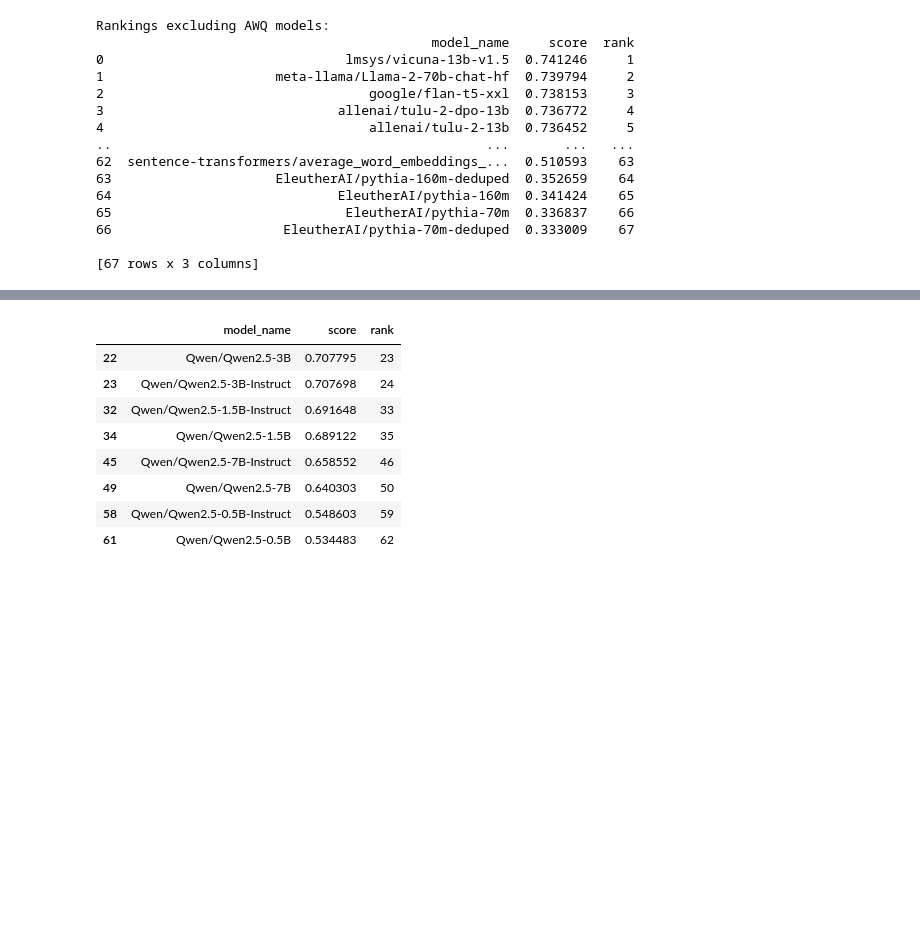
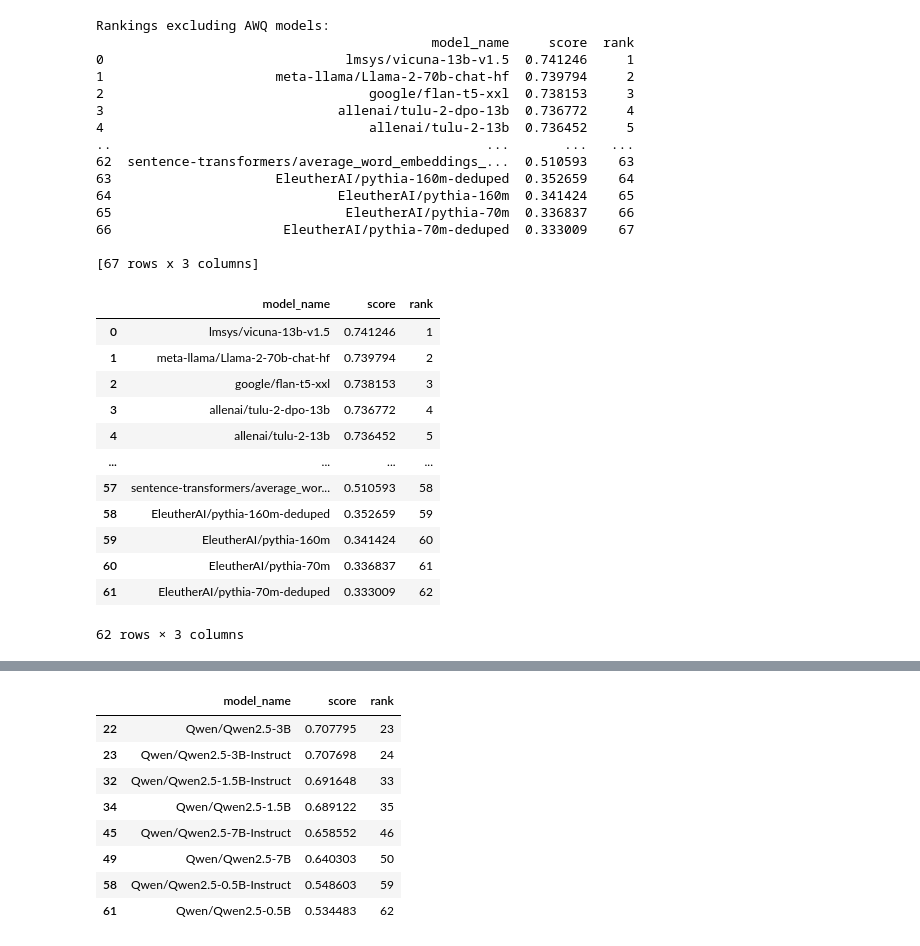
Before and after one commit to BachelorarbeitTharrmeehan/holmes-evaluation, a Jupyter notebook: research-quantization.ipynb, the cells around one changed output, grey strips where cells are left out. Saved outputs shown, nothing was run; the diff lists cells and outputs as text; code cells hidden in the pictures; blank space fills up the shorter version.

```diff
--- a/research-quantization.ipynb
+++ b/research-quantization.ipynb
@@ -9,6 +9,7 @@ other_models_og = pd.read_csv('data/leaderboards/flash-holmes.csv')
 # %%
 other_models = other_models_og[other_models_og['probe type'].isin(['sentence pair classification', 'sentence classification'])]
 qwen_results = qwen_results_og[qwen_results_og['probing_dataset'].isin(other_models['probing dataset'].unique())].reset_index(drop=True)
+qwen_results_halfp =  qwen_results_og_halfp[qwen_results_og_halfp['probing_dataset'].isin(other_models['probing dataset'].unique())].reset_index(drop=True)
 # %%
 other_models
 # %% [output]
@@ -100,6 +117,8 @@ qwen_results_og
 | 1953 | zorro-quantifiers-superlative | Qwen/Qwen2.5-7B-Instruct | 0.722753 | semantics | quantifiers |
 | 1954 | zorro-quantifiers-superlative | Qwen/Qwen2.5-7B-Instruct-AWQ | 0.705272 | semantics | quantifiers |
 1955 rows × 5 columns
+# %%
+qwen_results_halfp['model_name'] = qwen_results_halfp['model_name'].str.replace('__', '/')
 # %%
 other_df = other_models.drop(columns=['Unnamed: 0', 'probing dataset', 'linguistic subfield', 'linguistic phenomena', 'probe type', 'train portion']).melt(id_vars=["probe"], var_name="model_name", value_name="score").groupby(["probe", "model_name"], as_index=False).mean()
 
@@ -116,6 +135,8 @@ qwen_phenomena_og = qwen_results_og.drop(columns=['linguistic subfield']).groupb
 final_set_sorted = pd.concat([qwen_results, other_df]).sort_values(by=['probe', 'score'], ascending=[True, True])
 final_set_subfield_sorted = pd.concat([qwen_subfield, other_subfield]).sort_values(by=['linguistic subfield', 'score'], ascending=[True, True])
 final_set_phenomena_sorted = pd.concat([qwen_phenomena, other_phenomena]).sort_values(by=['linguistic phenomena', 'score'], ascending=[True, True])
+# %%
+final_set_sorted_qwen_halfp = pd.concat([qwen_results_halfp, other_df]).sort_values(by=['probe', 'score'], ascending=[True, True])
 # %%
 fig = px.bar(
     final_set_sorted,
@@ -668,6 +689,30 @@ rankings_without_awq = (
 )
 
 rankings_without_awq['rank'] = rankings_without_awq['score'].rank(ascending=False, method='min').astype(int)
+# %%
+rankings_with_awq_halfp = (
+    final_set_sorted_qwen_halfp[
+        ~final_set_sorted_qwen_halfp['model_name'].isin(exclude_models_instruct_and_base)
+    ]
+    .groupby(['model_name'])['score']
+    .mean()
+    .sort_values(ascending=False)
+    .to_frame().reset_index()
+)
+
+rankings_with_awq_halfp['rank'] = rankings_with_awq_halfp['score'].rank(ascending=False, method='min').astype(int)
+
+rankings_without_awq_halfp = (
+    final_set_sorted_qwen_halfp[
+        ~final_set_sorted_qwen_halfp['model_name'].isin(exclude_models_awq)
+    ]
+    .groupby(['model_name'])['score']
+    .mean()
+    .sort_values(ascending=False)
+    .to_frame().reset_index()
+)
+
+rankings_without_awq_halfp['rank'] = rankings_without_awq_halfp['score'].rank(ascending=False, method='min').astype(int)
 # %%
 print("Rankings including AWQ models but excluding other Qwen models:")
 print(rankings_with_awq)
@@ -706,3 +751,19 @@ Rankings excluding AWQ models:
 66                      EleutherAI/pythia-70m-deduped  0.333009    67
 
 [67 rows x 3 columns]
+# %%
+rankings_with_awq_halfp
+# %% [output]
+|  | model_name | score | rank |
+| 0 | lmsys/vicuna-13b-v1.5 | 0.741246 | 1 |
+| 1 | meta-llama/Llama-2-70b-chat-hf | 0.739794 | 2 |
+| 2 | google/flan-t5-xxl | 0.738153 | 3 |
+| 3 | allenai/tulu-2-dpo-13b | 0.736772 | 4 |
+| 4 | allenai/tulu-2-13b | 0.736452 | 5 |
+| ... | ... | ... | ... |
+| 57 | sentence-transformers/average_wor... | 0.510593 | 58 |
+| 58 | EleutherAI/pythia-160m-deduped | 0.352659 | 59 |
+| 59 | EleutherAI/pythia-160m | 0.341424 | 60 |
+| 60 | EleutherAI/pythia-70m | 0.336837 | 61 |
+| 61 | EleutherAI/pythia-70m-deduped | 0.333009 | 62 |
+62 rows × 3 columns
```
Also changed, not shown: parts of 5 cells of this notebook, 4 other files.
